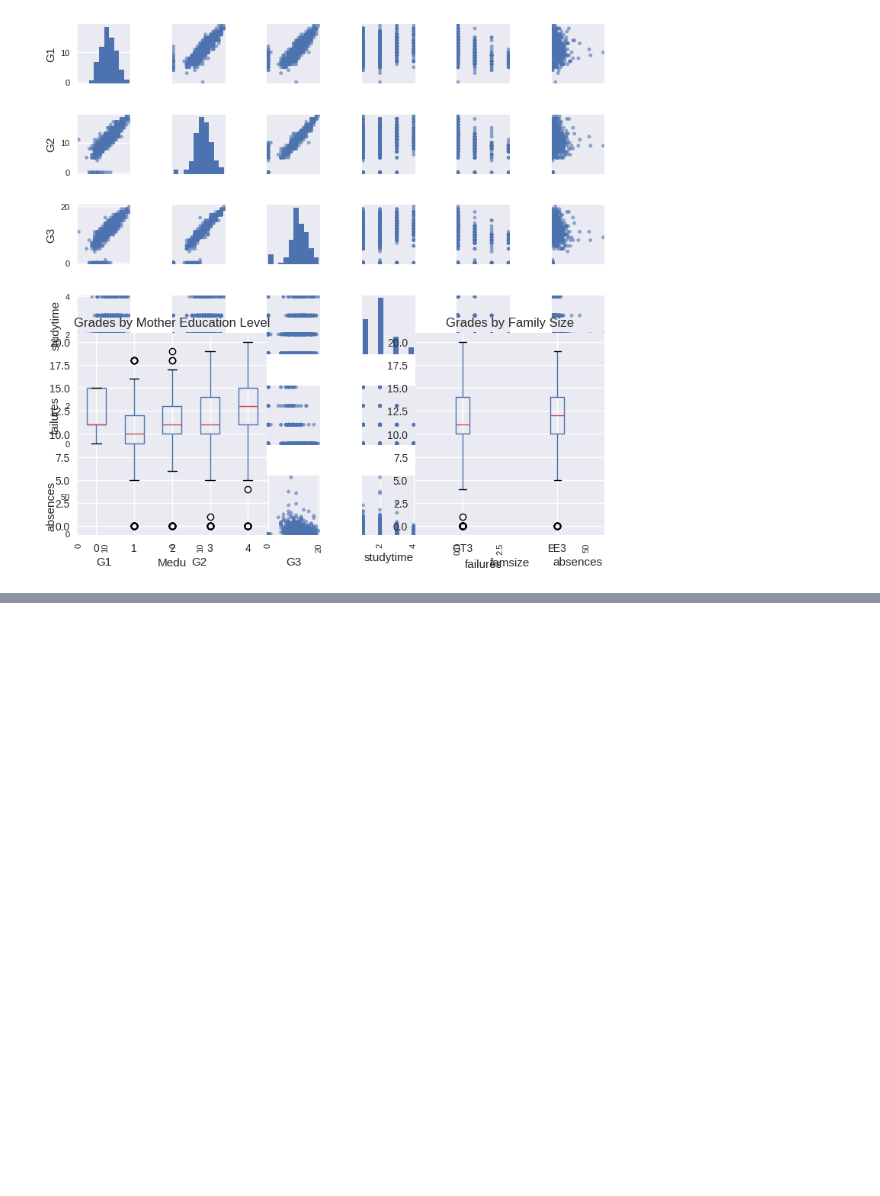
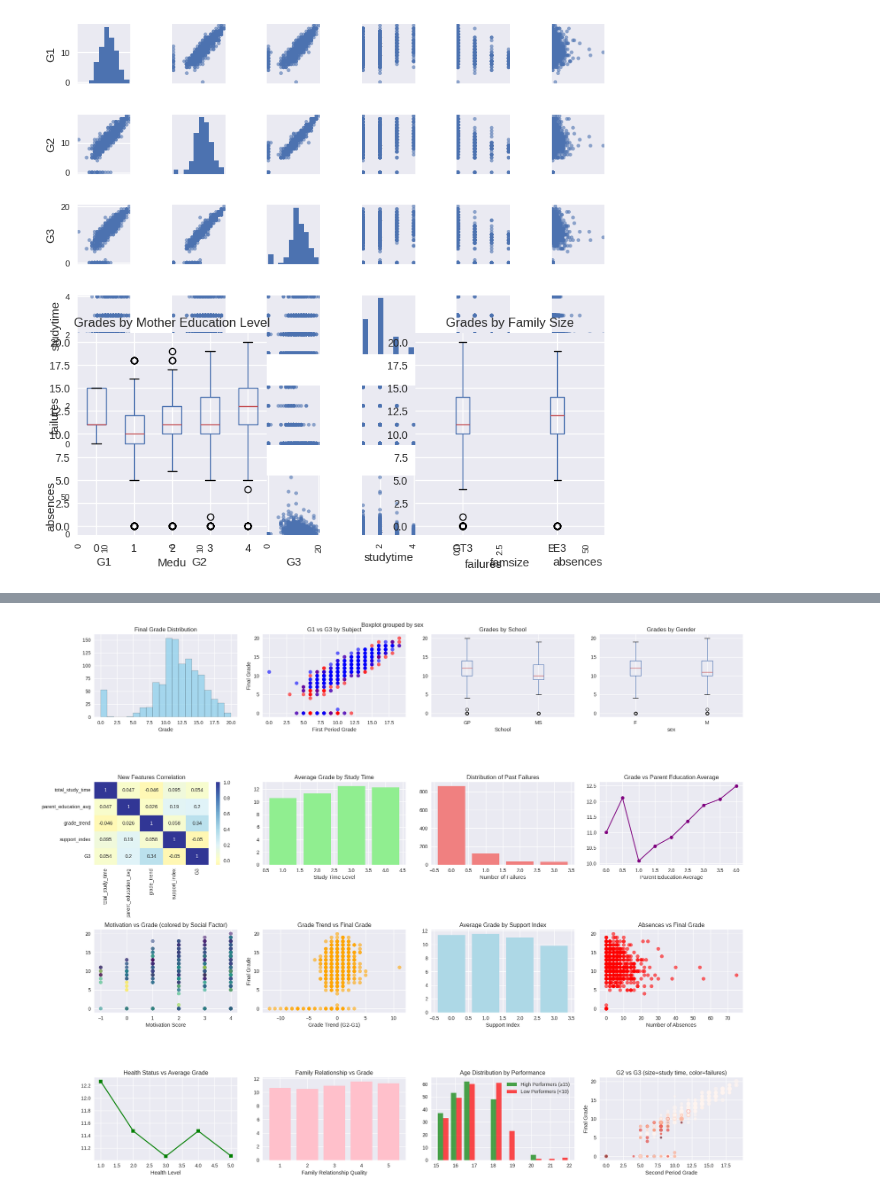
Before and after one commit to lucks-13/student-performance, a Jupyter notebook: code.ipynb, the cells around one changed output, grey strips where cells are left out. Saved outputs shown, nothing was run; the diff lists cells and outputs as text; code cells hidden in the pictures; blank space fills up the shorter version.

Commit message:
Feature Engineering and Data Visualization Dashboard

```diff
--- a/code.ipynb
+++ b/code.ipynb
@@ -210,0 +289,88 @@ plt.show()
+# %%
+fig, axes = plt.subplots(4, 4, figsize=(20, 16))
+fig.suptitle('Comprehensive Data Analysis Dashboard', fontsize=16)
+
+axes[0, 0].hist(df_processed['G3'], bins=20, alpha=0.7, color='skyblue', edgecolor='black')
+axes[0, 0].set_title('Final Grade Distribution')
+axes[0, 0].set_xlabel('Grade')
+
+axes[0, 1].scatter(df_processed['G1'], df_processed['G3'], alpha=0.6, c=df_processed['subject'].map({'math': 'red', 'portuguese': 'blue'}))
+axes[0, 1].set_title('G1 vs G3 by Subject')
+axes[0, 1].set_xlabel('First Period Grade')
+axes[0, 1].set_ylabel('Final Grade')
+
+df_processed.boxplot(column='G3', by='school', ax=axes[0, 2])
+axes[0, 2].set_title('Grades by School')
+axes[0, 2].set_xlabel('School')
+
+df_processed.boxplot(column='G3', by='sex', ax=axes[0, 3])
+axes[0, 3].set_title('Grades by Gender')
+
+new_numerical_features = ['total_study_time', 'parent_education_avg', 'grade_trend', 'support_index', 'G3']
+corr_new = df_processed[new_numerical_features].corr()
+sns.heatmap(corr_new, annot=True, cmap='RdYlBu', center=0, ax=axes[1, 0])
+axes[1, 0].set_title('New Features Correlation')
+
+study_time_grades = df_processed.groupby('studytime')['G3'].mean()
+axes[1, 1].bar(study_time_grades.index, study_time_grades.values, color='lightgreen')
+axes[1, 1].set_title('Average Grade by Study Time')
+axes[1, 1].set_xlabel('Study Time Level')
+
+failure_counts = df_processed['failures'].value_counts().sort_index()
+axes[1, 2].bar(failure_counts.index, failure_counts.values, color='lightcoral')
+axes[1, 2].set_title('Distribution of Past Failures')
+axes[1, 2].set_xlabel('Number of Failures')
+
+parent_edu_effect = df_processed.groupby('parent_education_avg')['G3'].mean()
+axes[1, 3].plot(parent_edu_effect.index, parent_edu_effect.values, marker='o', color='purple')
+axes[1, 3].set_title('Grade vs Parent Education Average')
+axes[1, 3].set_xlabel('Parent Education Average')
+
+axes[2, 0].scatter(df_processed['motivation_score'], df_processed['G3'],
+                  c=df_processed['social_factor'], cmap='viridis', alpha=0.6)
+axes[2, 0].set_title('Motivation vs Grade (colored by Social Factor)')
+axes[2, 0].set_xlabel('Motivation Score')
+
+axes[2, 1].scatter(df_processed['grade_trend'], df_processed['G3'], alpha=0.6, color='orange')
+axes[2, 1].set_title('Grade Trend vs Final Grade')
+axes[2, 1].set_xlabel('Grade Trend (G2-G1)')
+axes[2, 1].set_ylabel('Final Grade')
+
+support_grades = df_processed.groupby('support_index')['G3'].mean()
+axes[2, 2].bar(support_grades.index, support_grades.values, color='lightblue')
+axes[2, 2].set_title('Average Grade by Support Index')
+axes[2, 2].set_xlabel('Support Index')
+
+axes[2, 3].scatter(df_processed['absences'], df_processed['G3'], alpha=0.6, color='red')
+axes[2, 3].set_title('Absences vs Final Grade')
+axes[2, 3].set_xlabel('Number of Absences')
+
+health_grades = df_processed.groupby('health')['G3'].mean()
+axes[3, 0].plot(health_grades.index, health_grades.values, marker='s', color='green', linewidth=2)
+axes[3, 0].set_title('Health Status vs Average Grade')
+axes[3, 0].set_xlabel('Health Level')
+
+famrel_grades = df_processed.groupby('famrel')['G3'].mean()
+axes[3, 1].bar(famrel_grades.index, famrel_grades.values, color='pink')
+axes[3, 1].set_title('Family Relationship vs Grade')
+axes[3, 1].set_xlabel('Family Relationship Quality')
+
+high_performers = df_processed[df_processed['G3'] >= 15]['age']
+low_performers = df_processed[df_processed['G3'] < 10]['age']
+axes[3, 2].hist([high_performers, low_performers], bins=10, alpha=0.7,
+               label=['High Performers (≥15)', 'Low Performers (<10)'], color=['green', 'red'])
+axes[3, 2].set_title('Age Distribution by Performance')
+axes[3, 2].legend()
+
+axes[3, 3].scatter(df_processed['G2'], df_processed['G3'],
+                  s=df_processed['studytime']*20,
+                  c=df_processed['failures'],
+                  cmap='Reds', alpha=0.6)
+axes[3, 3].set_title('G2 vs G3 (size=study time, color=failures)')
+axes[3, 3].set_xlabel('Second Period Grade')
+axes[3, 3].set_ylabel('Final Grade')
+
+plt.tight_layout()
+plt.show()
+# %% [output]
+[figure, added]
```
Also changed, not shown: parts of 3 cells of this notebook.
